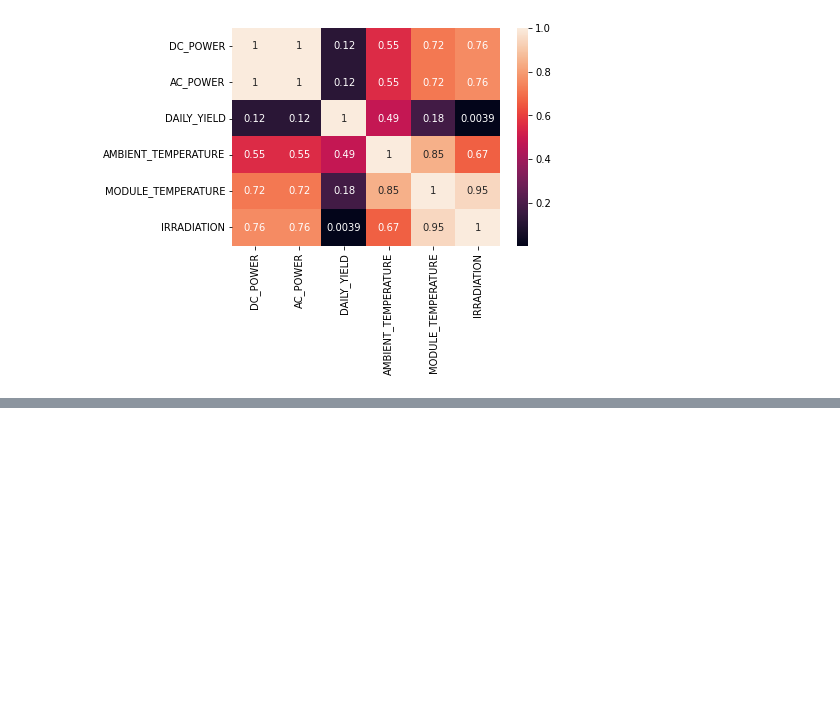
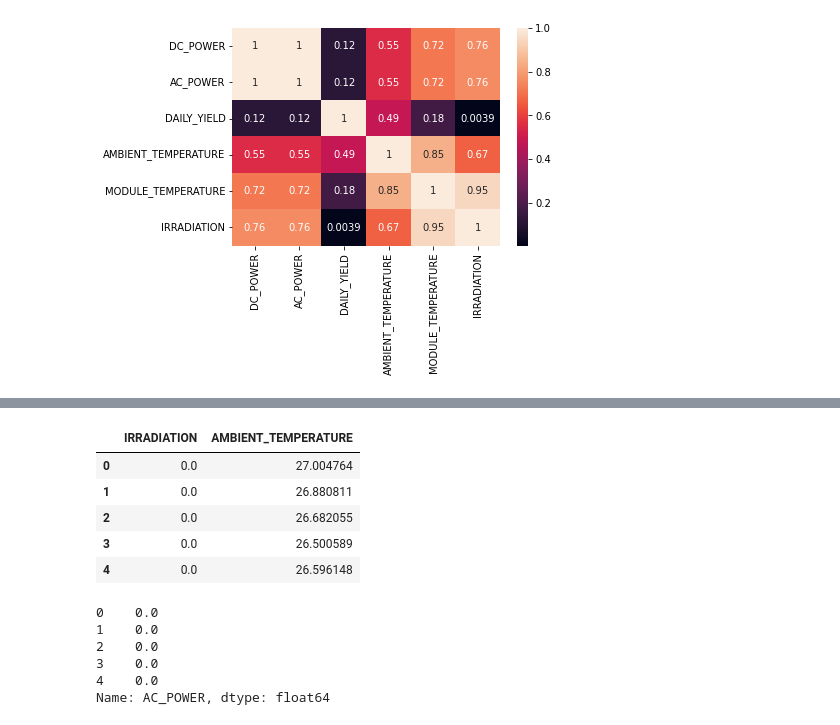
Before and after one commit to pasindu-94/solar-power-prediction, a Jupyter notebook: solar_power_prediction.ipynb, the cells around one changed output, grey strips where cells are left out. Drawn from its saved outputs; the diff is of its cells as text; code cells hidden in the pictures; blank space fills up the shorter version.

```diff
--- a/solar_power_prediction.ipynb
+++ b/solar_power_prediction.ipynb
@@ -266,0 +286,20 @@ sns.heatmap(correlation_matrix, annot=True)
+# %%
+X = main_df[['IRRADIATION','AMBIENT_TEMPERATURE']]
+X.head()
+# %% [output]
+|  | IRRADIATION | AMBIENT_TEMPERATURE |
+| 0 | 0.0 | 27.004764 |
+| 1 | 0.0 | 26.880811 |
+| 2 | 0.0 | 26.682055 |
+| 3 | 0.0 | 26.500589 |
+| 4 | 0.0 | 26.596148 |
+# %%
+y = main_df['AC_POWER']
+y.head()
+# %% [output]
+0    0.0
+1    0.0
+2    0.0
+3    0.0
+4    0.0
+Name: AC_POWER, dtype: float64
```
Also changed, not shown: parts of 17 cells of this notebook.
